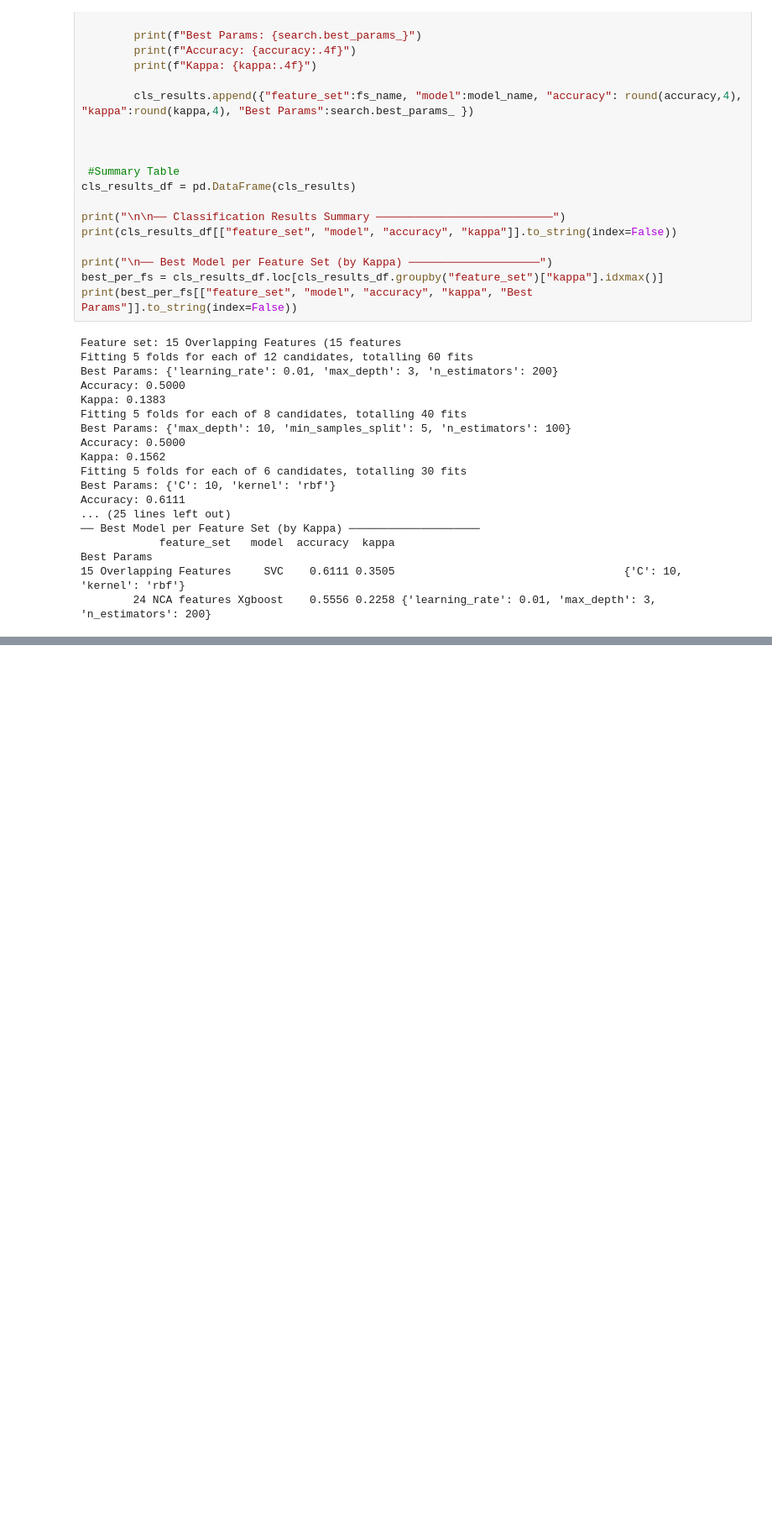
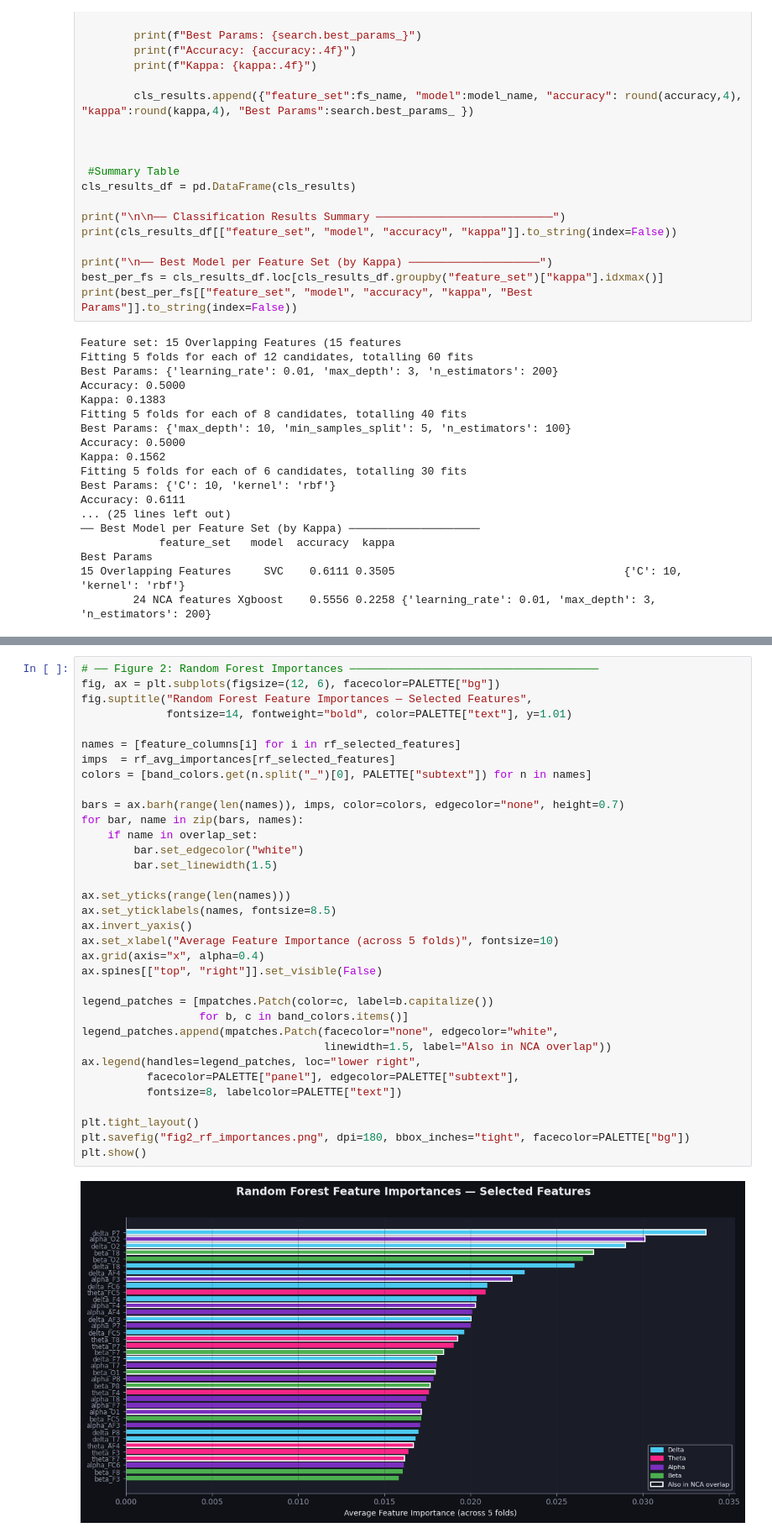
Before and after one commit to Folasewa/EEG-Based_Mental_Workload_Classifier, a Jupyter notebook: notebooks/classification.ipynb, the cells around one changed output, grey strips where cells are left out. Shown at 84% size. Saved outputs shown, nothing was run; the diff lists cells and outputs as text; blank space fills up the shorter version.

```diff
--- a/notebooks/classification.ipynb
+++ b/notebooks/classification.ipynb
@@ -483,0 +824,36 @@ Accuracy: 0.6111
+# %%
+# ── Figure 2: Random Forest Importances ──────────────────────────────────────
+fig, ax = plt.subplots(figsize=(12, 6), facecolor=PALETTE["bg"])
+fig.suptitle("Random Forest Feature Importances — Selected Features",
+             fontsize=14, fontweight="bold", color=PALETTE["text"], y=1.01)
+
+names = [feature_columns[i] for i in rf_selected_features]
+imps  = rf_avg_importances[rf_selected_features]
+colors = [band_colors.get(n.split("_")[0], PALETTE["subtext"]) for n in names]
+
+bars = ax.barh(range(len(names)), imps, color=colors, edgecolor="none", height=0.7)
+for bar, name in zip(bars, names):
+    if name in overlap_set:
+        bar.set_edgecolor("white")
+        bar.set_linewidth(1.5)
+
+ax.set_yticks(range(len(names)))
+ax.set_yticklabels(names, fontsize=8.5)
+ax.invert_yaxis()
+ax.set_xlabel("Average Feature Importance (across 5 folds)", fontsize=10)
+ax.grid(axis="x", alpha=0.4)
+ax.spines[["top", "right"]].set_visible(False)
+
+legend_patches = [mpatches.Patch(color=c, label=b.capitalize())
+                  for b, c in band_colors.items()]
+legend_patches.append(mpatches.Patch(facecolor="none", edgecolor="white",
+                                     linewidth=1.5, label="Also in NCA overlap"))
+ax.legend(handles=legend_patches, loc="lower right",
+          facecolor=PALETTE["panel"], edgecolor=PALETTE["subtext"],
+          fontsize=8, labelcolor=PALETTE["text"])
+
+plt.tight_layout()
+plt.savefig("fig2_rf_importances.png", dpi=180, bbox_inches="tight", facecolor=PALETTE["bg"])
+plt.show()
+# %% [output]
+[figure, added]
```
Also changed, not shown: parts of 11 cells of this notebook, 7 other files.
